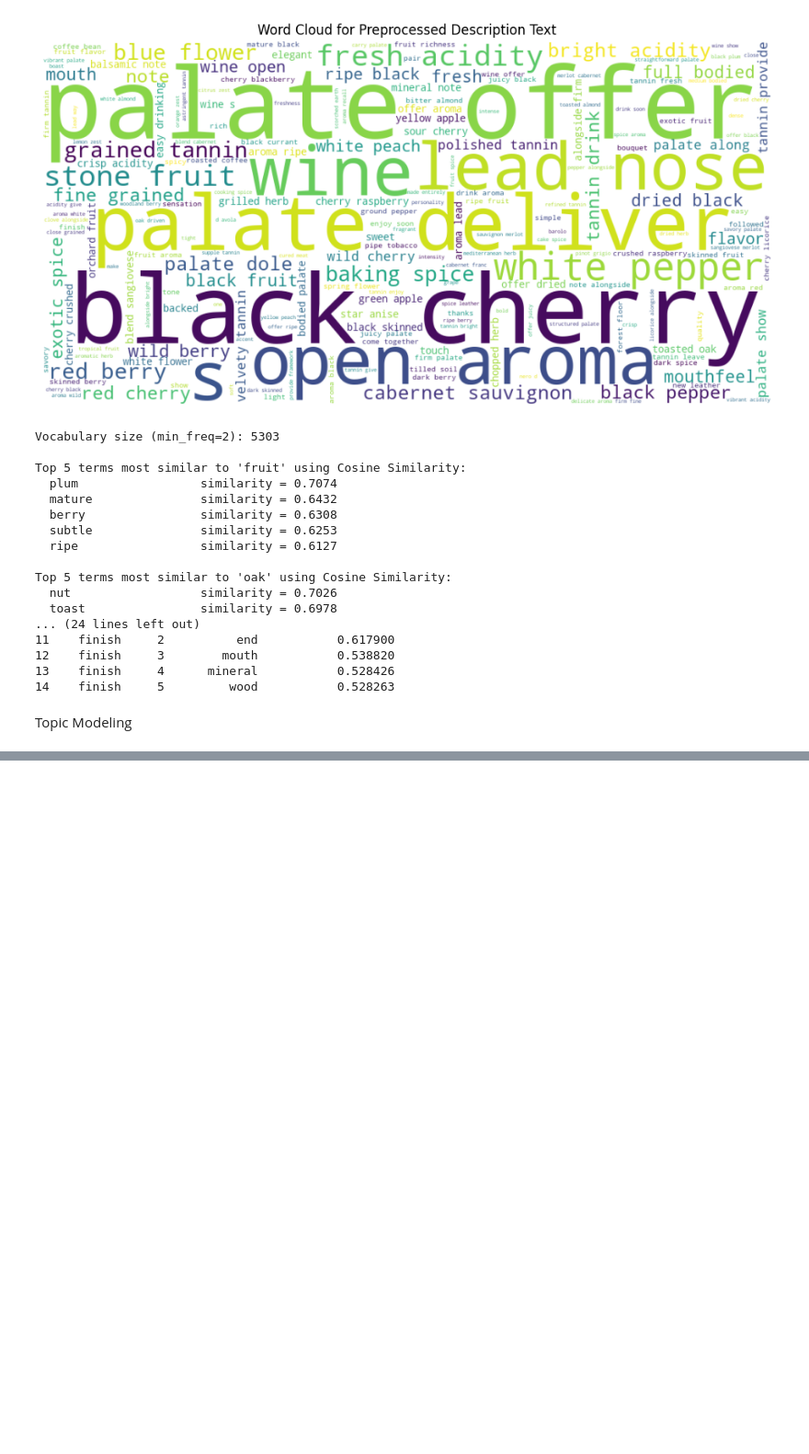
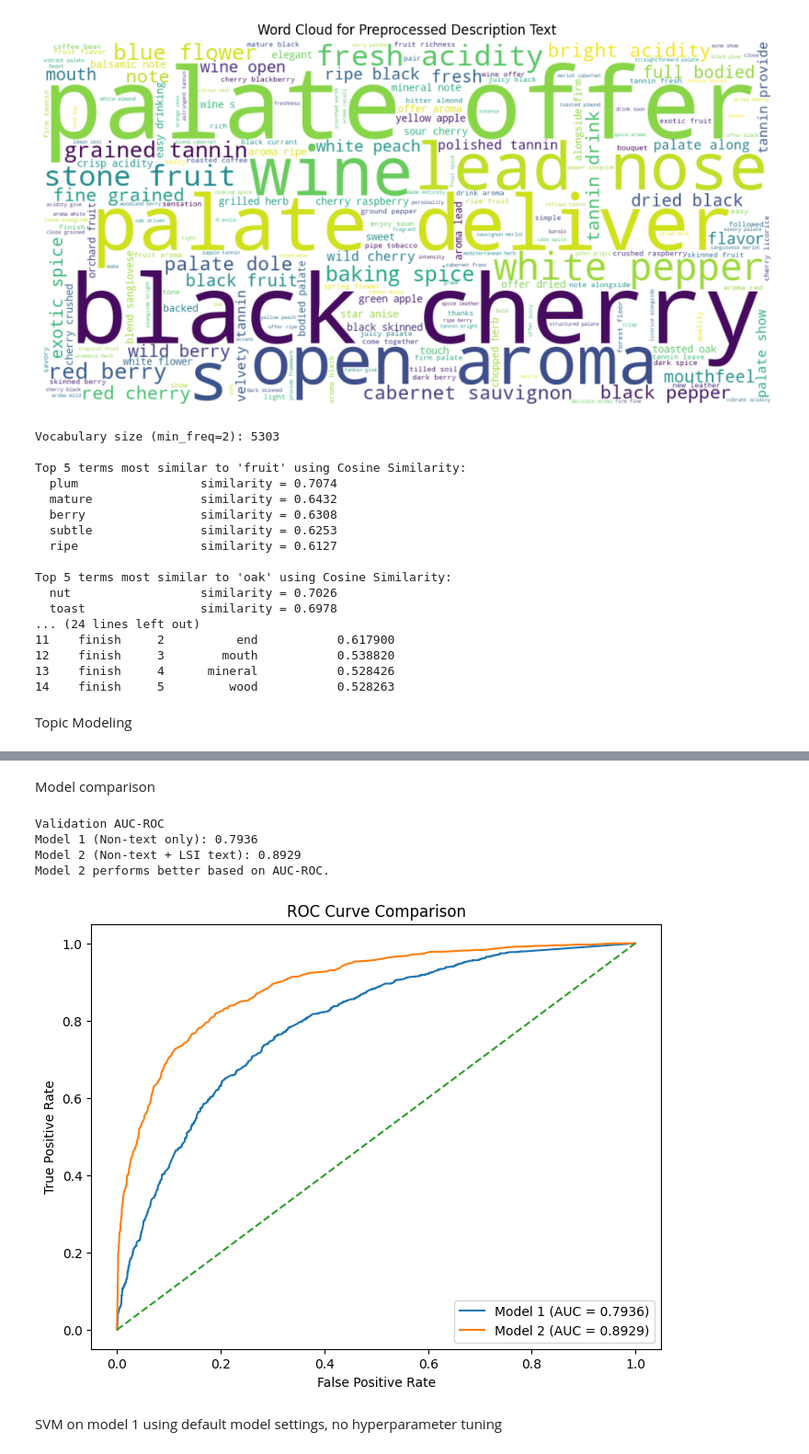
Before and after one commit to Tobywooo/text_mining, a Jupyter notebook: text_mining.ipynb, the cells around one changed output, grey strips where cells are left out. Shown at 92% size. Drawn from its saved outputs; the diff is of its cells as text; code cells hidden in the pictures; blank space fills up the shorter version.

Commit message:
Modeling and Eval

```diff
--- a/text_mining.ipynb
+++ b/text_mining.ipynb
@@ -311,0 +873,42 @@ Topic 3:
+# %% [markdown]
+Model comparison
+# %%
+from sklearn.metrics import roc_auc_score, roc_curve
+
+y_prob_model1 = model1_rf.predict_proba(X_test)[:, 1]
+y_prob_model2 = model2_rf.predict_proba(X_test)[:, 1]
+
+auc_model1 = roc_auc_score(y_test, y_prob_model1)
+auc_model2 = roc_auc_score(y_test, y_prob_model2)
+
+print("Validation AUC-ROC")
+print("Model 1 (Non-text only):", round(auc_model1, 4))
+print("Model 2 (Non-text + LSI text):", round(auc_model2, 4))
+
+if auc_model2 > auc_model1:
+    print("Model 2 performs better based on AUC-ROC.")
+elif auc_model1 > auc_model2:
+    print("Model 1 performs better based on AUC-ROC.")
+else:
+    print("Both models have the same AUC-ROC.")
+
+fpr1, tpr1, _ = roc_curve(y_test, y_prob_model1)
+fpr2, tpr2, _ = roc_curve(y_test, y_prob_model2)
+
+plt.figure(figsize=(8, 6))
+plt.plot(fpr1, tpr1, label=f"Model 1 (AUC = {auc_model1:.4f})")
+plt.plot(fpr2, tpr2, label=f"Model 2 (AUC = {auc_model2:.4f})")
+plt.plot([0, 1], [0, 1], linestyle="--")
+plt.xlabel("False Positive Rate")
+plt.ylabel("True Positive Rate")
+plt.title("ROC Curve Comparison")
+plt.legend(loc="lower right")
+plt.show()
+# %% [output]
+Validation AUC-ROC
+Model 1 (Non-text only): 0.7936
+Model 2 (Non-text + LSI text): 0.8929
+Model 2 performs better based on AUC-ROC.
+[figure, added]
+# %% [markdown]
+SVM on model 1 using default model settings, no hyperparameter tuning
```
Also changed, not shown: parts of 13 cells of this notebook, 2 other files.
